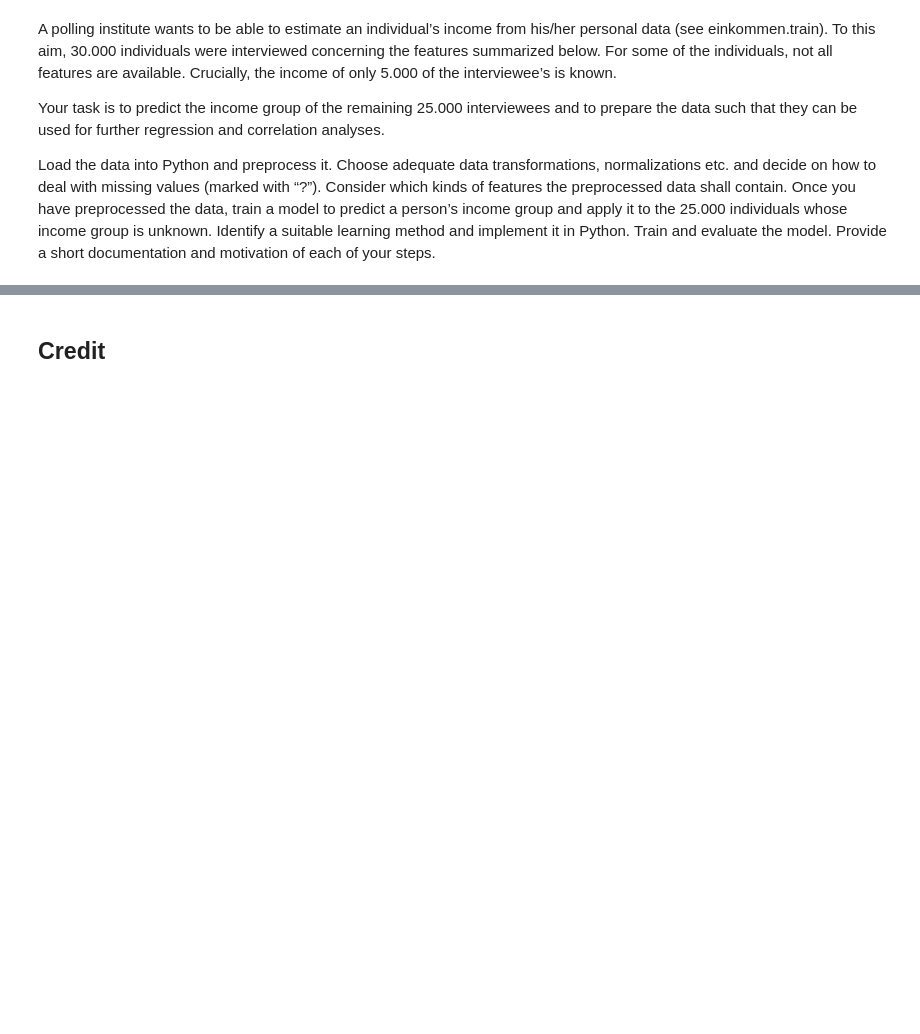
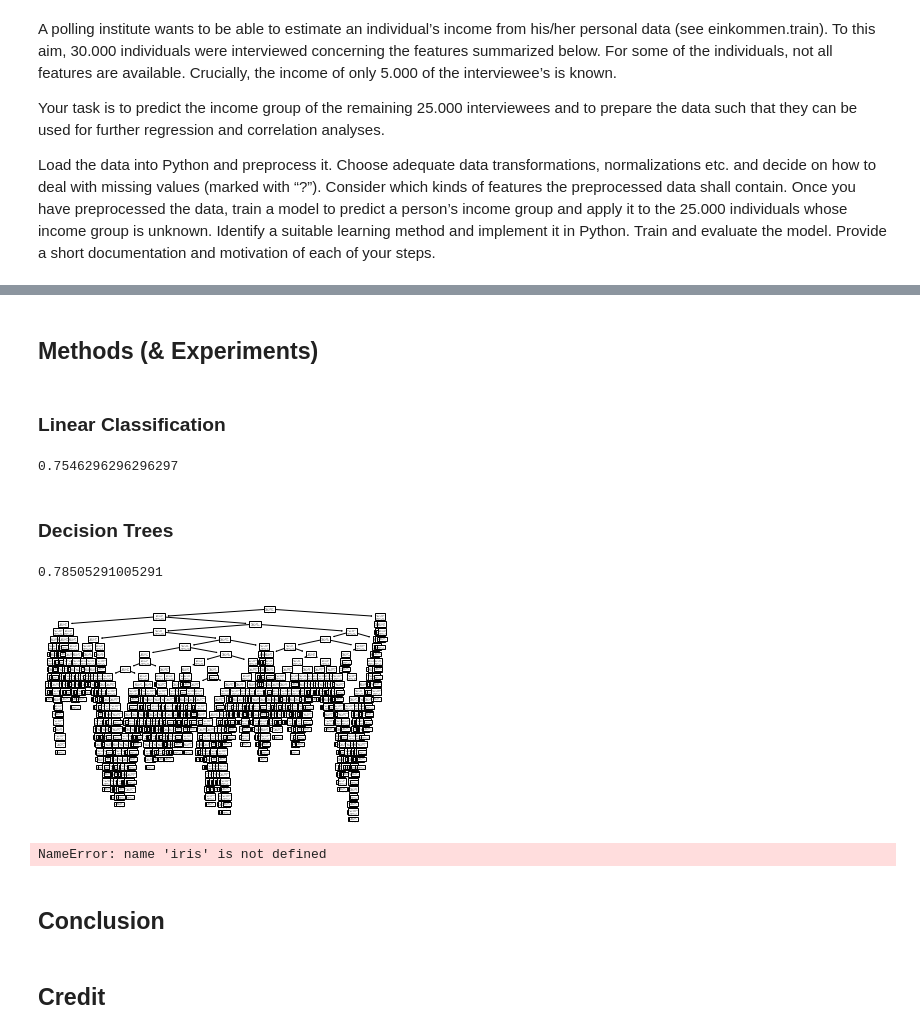
Before and after one commit to lucashoeft/Intelligent-Data-Analysis-Project, a Jupyter notebook: Intelligent-Data-Analysis-Project.ipynb, the cells around one changed output, grey strips where cells are left out. Cells and saved outputs as stored; diff of their text form; code cells hidden in the pictures; blank space fills up the shorter version.

```diff
--- a/Intelligent-Data-Analysis-Project.ipynb
+++ b/Intelligent-Data-Analysis-Project.ipynb
@@ -47,0 +89,5 @@ dtype: int64
+# %%
+## Handling Missing Values
+print(income_labeled.isna().sum())
+
+income_labeled = income_labeled.dropna()
@@ -47,0 +111,11 @@ dtype: int64
+# %%
+from sklearn.preprocessing import OneHotEncoder
+
+# One-Hot Encode categorical variables
+income_labeled['Income'].replace([' <=50K', ' >50K'], [0, 1], inplace=True)
+income_labeled = income_labeled.select_dtypes(include=['int64'])
+# %%
+from sklearn.model_selection import train_test_split
+
+# Train / Test-Split
+income_X_train, income_X_test, income_y_train, income_y_test = train_test_split(income_labeled.drop('Income', axis=1), income_labeled['Income'], test_size=0.33, random_state=42)
@@ -48,3 +137,43 @@ dtype: int64
+# %% [markdown]
+## Methods (& Experiments)
+# %% [markdown]
+### Linear Classification
+# %%
+from sklearn import svm
+from sklearn.metrics import accuracy_score
+
+clf = svm.SVC()
+clf.fit(income_X_train, income_y_train)
+
+income_y_pred = clf.predict(income_X_test)
+
+accuracy_score(income_y_test, income_y_pred)
+# %% [output]
+0.7546296296296297
+# %% [markdown]
+### Decision Trees
+# %%
+from sklearn import tree
+
+clf = tree.DecisionTreeClassifier()
+clf = clf.fit(income_X_train, income_y_train)
+tree.plot_tree(clf)
+
+income_y_pred = clf.predict(income_X_test)
+
+accuracy_score(income_y_test, income_y_pred)
+# %% [output]
+0.78505291005291
+[figure, added]
+# %%
+from sklearn.tree import export_text
+
+r = export_text(clf, feature_names=iris['feature_names'])
+print(r)
+# %% [output]
+NameError: name 'iris' is not defined
+# %% [markdown]
+## Conclusion
 # %% [markdown]
 ## Credit
 # %% [markdown]
```
Also changed, not shown: parts of 53 cells of this notebook.
